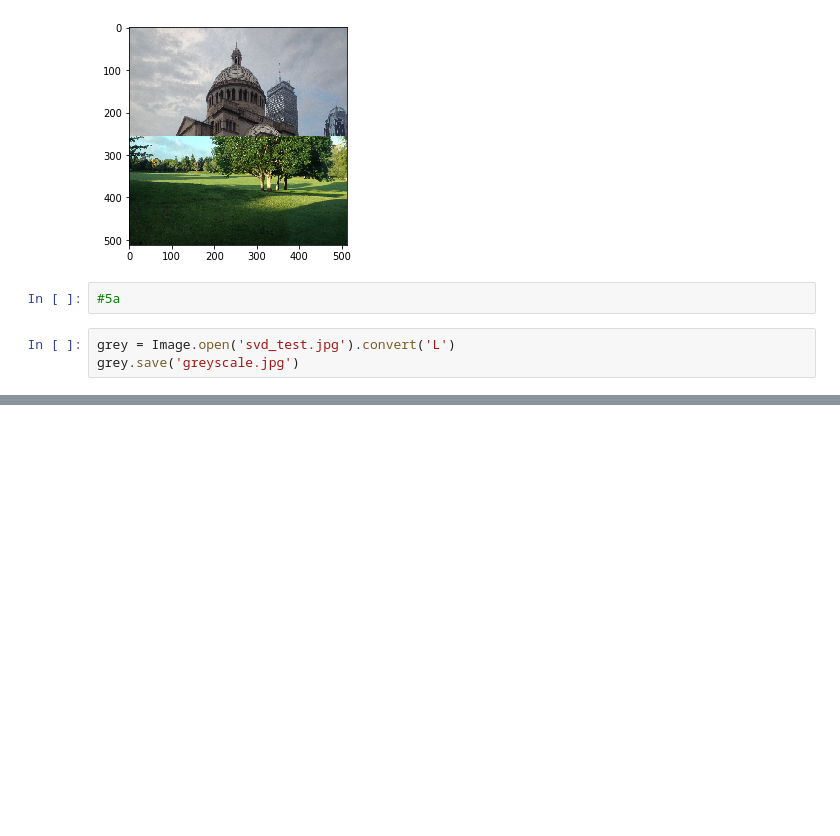
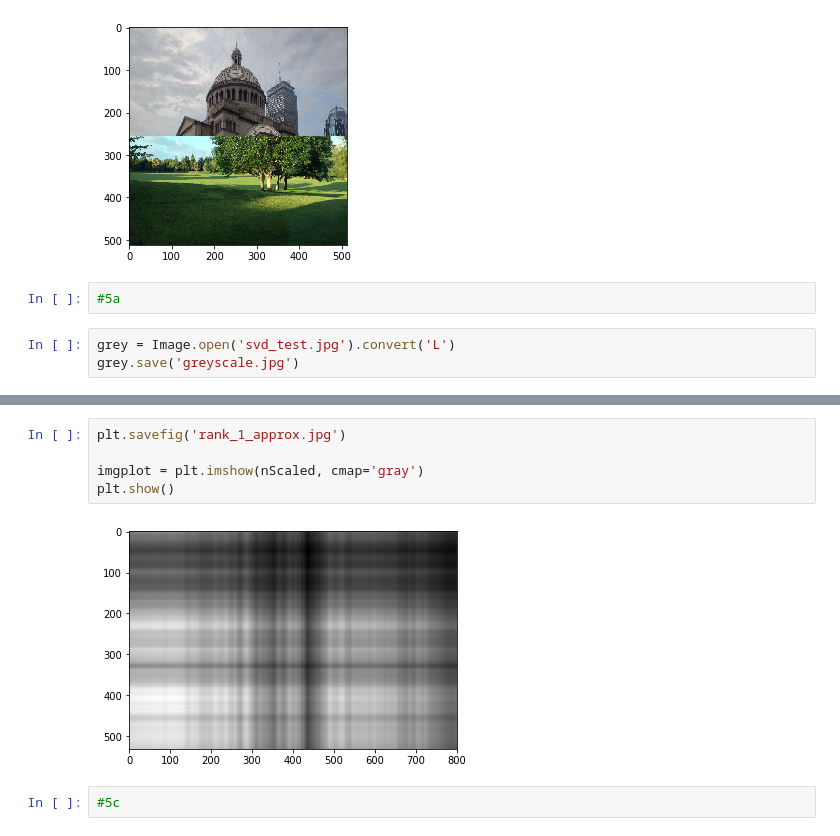
Before and after one commit to neezcha/483H1, a Jupyter notebook: HW1-Coding.ipynb, the cells around one changed output, grey strips where cells are left out. Cells and saved outputs as stored; diff of their text form; blank space fills up the shorter version.

```diff
--- a/HW1-Coding.ipynb
+++ b/HW1-Coding.ipynb
@@ -119,0 +146,9 @@ grey.save('greyscale.jpg')
+# %%
+plt.savefig('rank_1_approx.jpg')
+
+imgplot = plt.imshow(nScaled, cmap='gray')
+plt.show()
+# %% [output]
+[figure, added]
+# %%
+#5c
```
Also changed, not shown: parts of 10 cells of this notebook, 5 other files.
